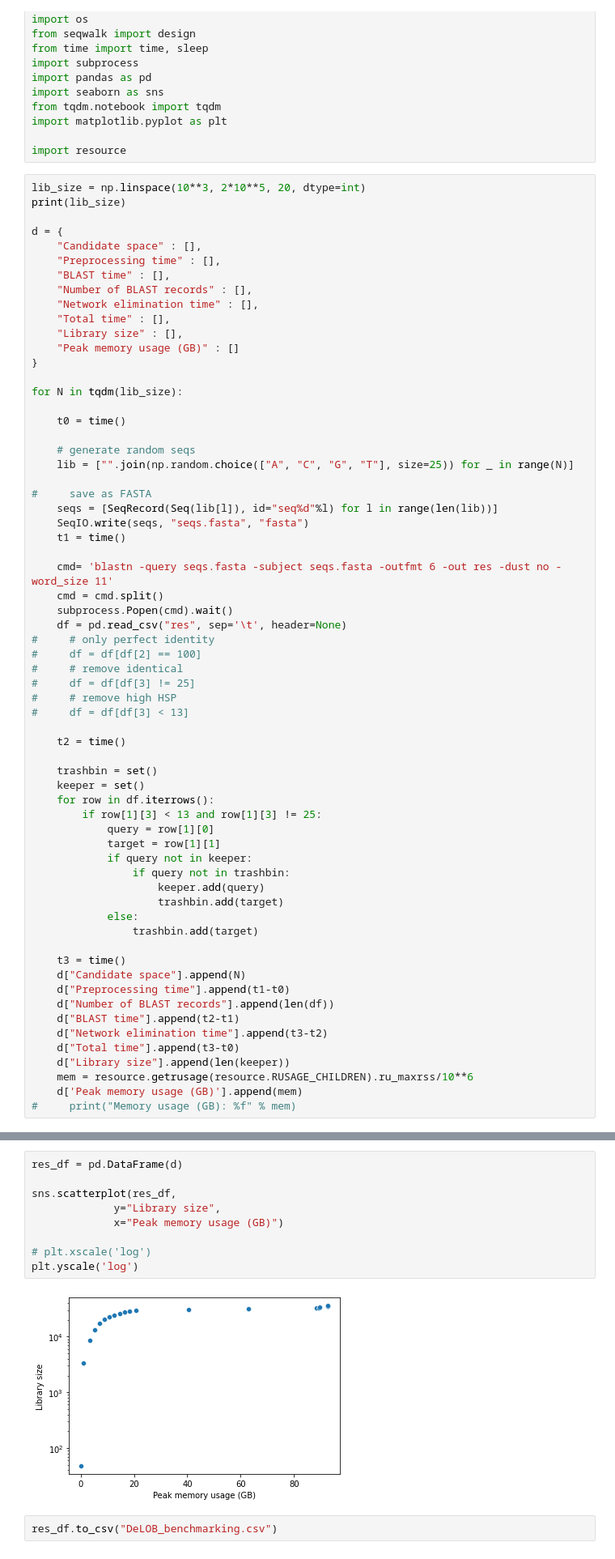
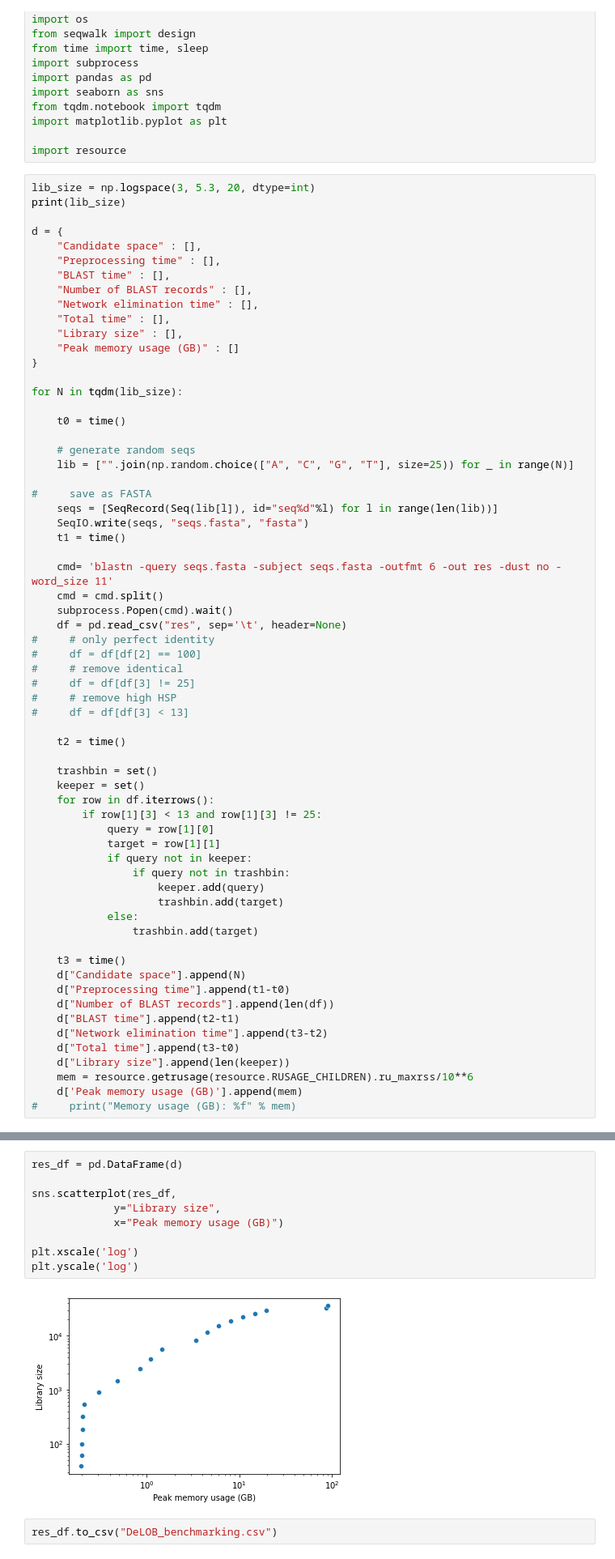
Before and after one commit to ggdna/seqwalk_paper_reproducibility, a Jupyter notebook: DeLOB_benchmarks.ipynb, the cells around one changed output, grey strips where cells are left out. Shown at 81% size. Cells and saved outputs as stored; diff of their text form.

```diff
--- a/DeLOB_benchmarks.ipynb
+++ b/DeLOB_benchmarks.ipynb
@@ -16,7 +16,7 @@ import matplotlib.pyplot as plt
 
 import resource
 # %%
-lib_size = np.linspace(10**3, 2*10**5, 20, dtype=int)
+lib_size = np.logspace(3, 5.3, 20, dtype=int)
 print(lib_size)
 
 d = {
@@ -123,14 +123,14 @@ plt.yscale('log')
 # %%
 res_df = pd.DataFrame(d)
 
 sns.scatterplot(res_df,
              y="Library size",
              x="Peak memory usage (GB)")
 
-# plt.xscale('log')
+plt.xscale('log')
 plt.yscale('log')
 # %% [output]
-[figure, old version]
+[figure, new version]
 # %%
 res_df.to_csv("DeLOB_benchmarking.csv")
 # %%
```
Also changed, not shown: parts of 7 cells of this notebook, 4 other files.
